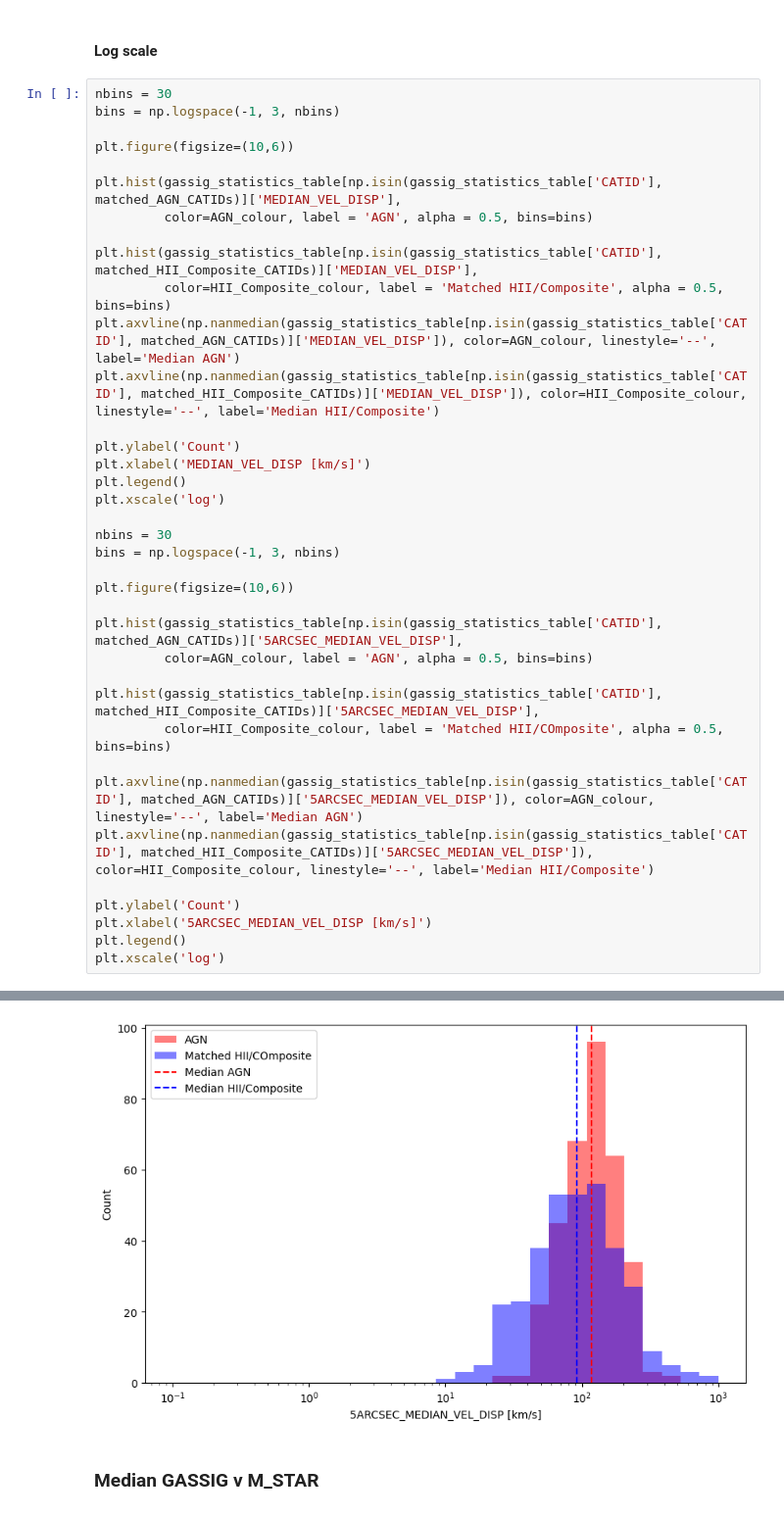
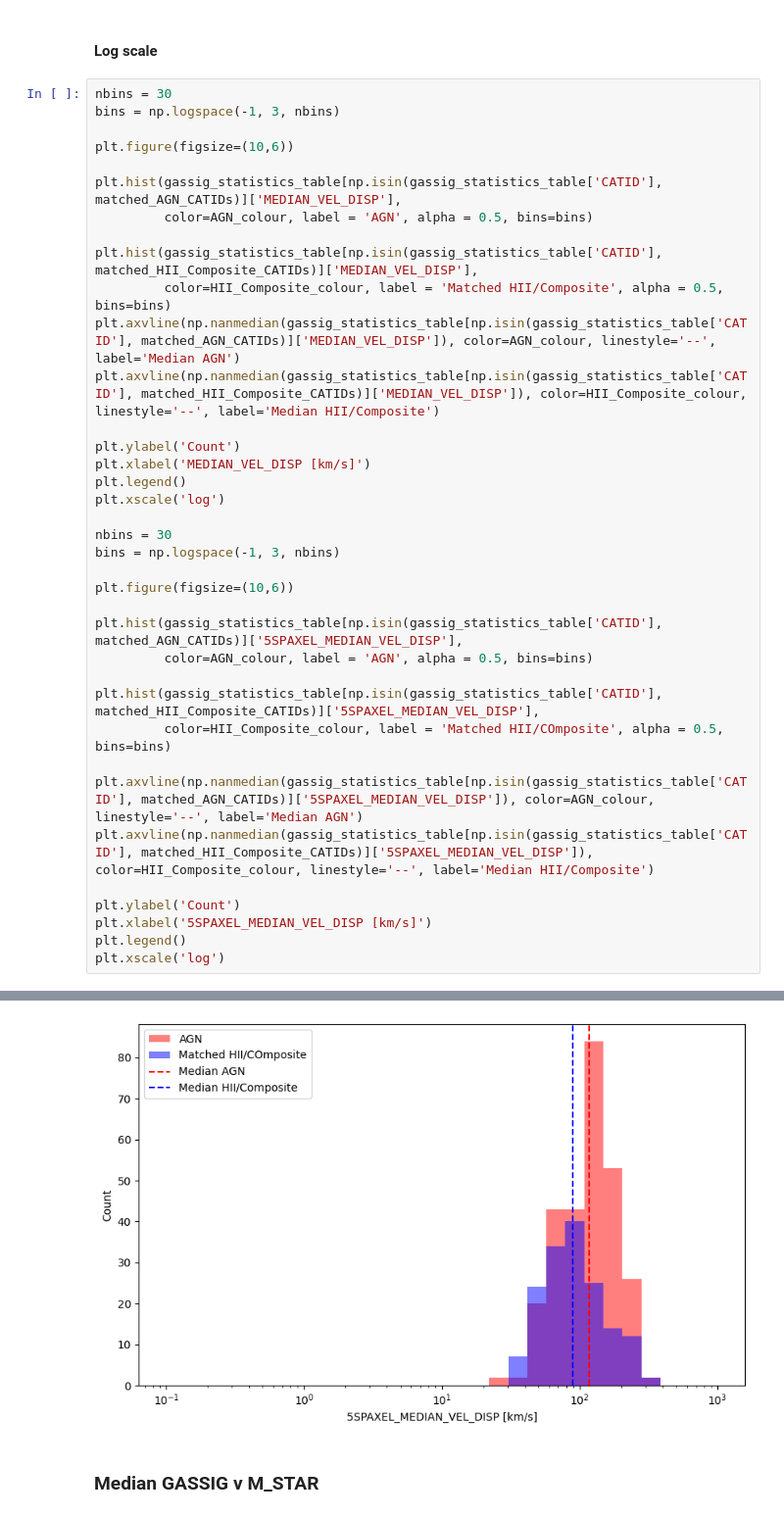
Before and after one commit to mspan4/sami_tools_smc_mspa4681, a Jupyter notebook: Code/AGN_statistics.ipynb, the cells around one changed output, grey strips where cells are left out. Shown at 98% size. Cells and saved outputs as stored; diff of their text form.

```diff
--- a/Code/AGN_statistics.ipynb
+++ b/Code/AGN_statistics.ipynb
@@ -643,17 +642,17 @@ bins = np.logspace(-1, 3, nbins)
 
 plt.figure(figsize=(10,6))
 
-plt.hist(gassig_statistics_table[np.isin(gassig_statistics_table['CATID'], matched_AGN_CATIDs)]['5ARCSEC_MEDIAN_VEL_DISP'],
+plt.hist(gassig_statistics_table[np.isin(gassig_statistics_table['CATID'], matched_AGN_CATIDs)]['5SPAXEL_MEDIAN_VEL_DISP'],
          color=AGN_colour, label = 'AGN', alpha = 0.5, bins=bins)
 
-plt.hist(gassig_statistics_table[np.isin(gassig_statistics_table['CATID'], matched_HII_Composite_CATIDs)]['5ARCSEC_MEDIAN_VEL_DISP'],
+plt.hist(gassig_statistics_table[np.isin(gassig_statistics_table['CATID'], matched_HII_Composite_CATIDs)]['5SPAXEL_MEDIAN_VEL_DISP'],
          color=HII_Composite_colour, label = 'Matched HII/COmposite', alpha = 0.5, bins=bins)
 
-plt.axvline(np.nanmedian(gassig_statistics_table[np.isin(gassig_statistics_table['CATID'], matched_AGN_CATIDs)]['5ARCSEC_MEDIAN_VEL_DISP']), color=AGN_colour, linestyle='--', label='Median AGN')
-plt.axvline(np.nanmedian(gassig_statistics_table[np.isin(gassig_statistics_table['CATID'], matched_HII_Composite_CATIDs)]['5ARCSEC_MEDIAN_VEL_DISP']), color=HII_Composite_colour, linestyle='--', label='Median HII/Composite')
+plt.axvline(np.nanmedian(gassig_statistics_table[np.isin(gassig_statistics_table['CATID'], matched_AGN_CATIDs)]['5SPAXEL_MEDIAN_VEL_DISP']), color=AGN_colour, linestyle='--', label='Median AGN')
+plt.axvline(np.nanmedian(gassig_statistics_table[np.isin(gassig_statistics_table['CATID'], matched_HII_Composite_CATIDs)]['5SPAXEL_MEDIAN_VEL_DISP']), color=HII_Composite_colour, linestyle='--', label='Median HII/Composite')
 
 plt.ylabel('Count')
-plt.xlabel('5ARCSEC_MEDIAN_VEL_DISP [km/s]')
+plt.xlabel('5SPAXEL_MEDIAN_VEL_DISP [km/s]')
 plt.legend()
 plt.xscale('log')
 # %% [output]
@@ -661,4 +660,4 @@ plt.xscale('log')
-[figure, old version]
+[figure, new version]
 # %% [markdown]
 ### Median GASSIG v M_STAR
 # %%
```
Also changed, not shown: parts of 14 cells of this notebook.
